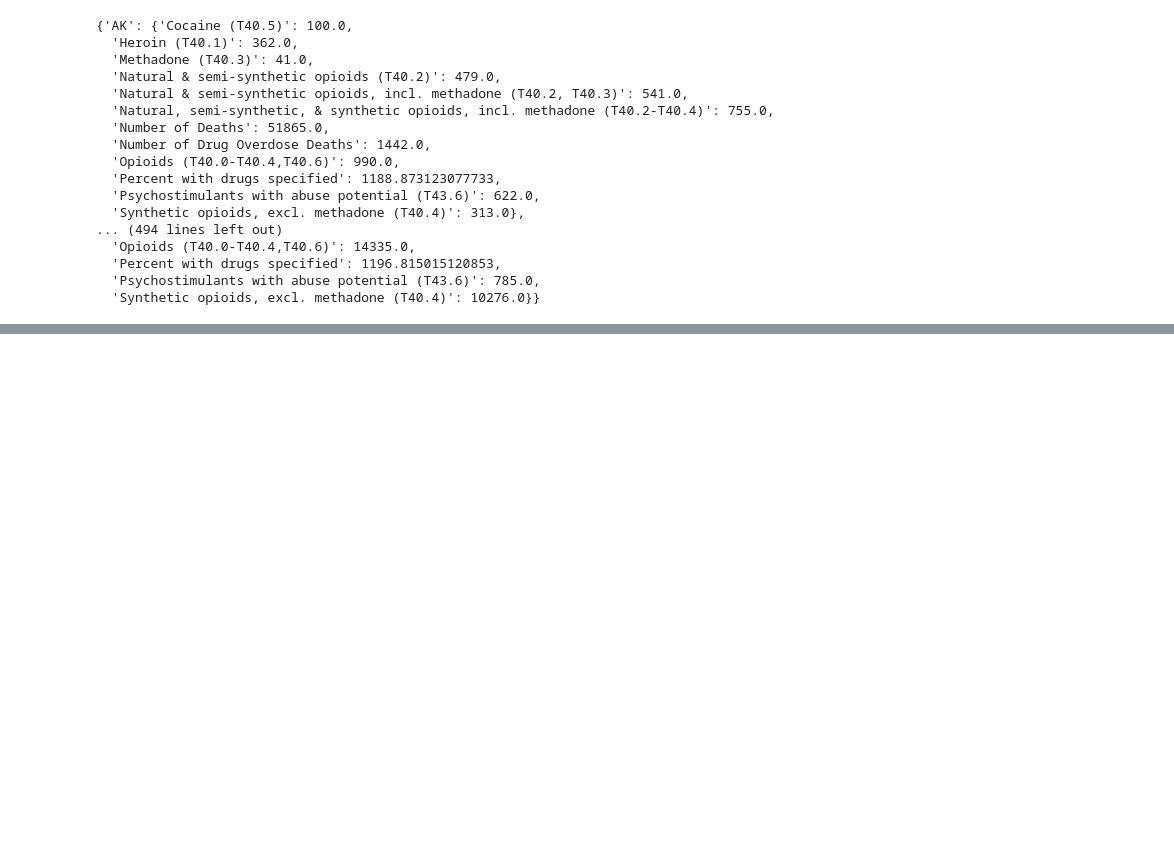
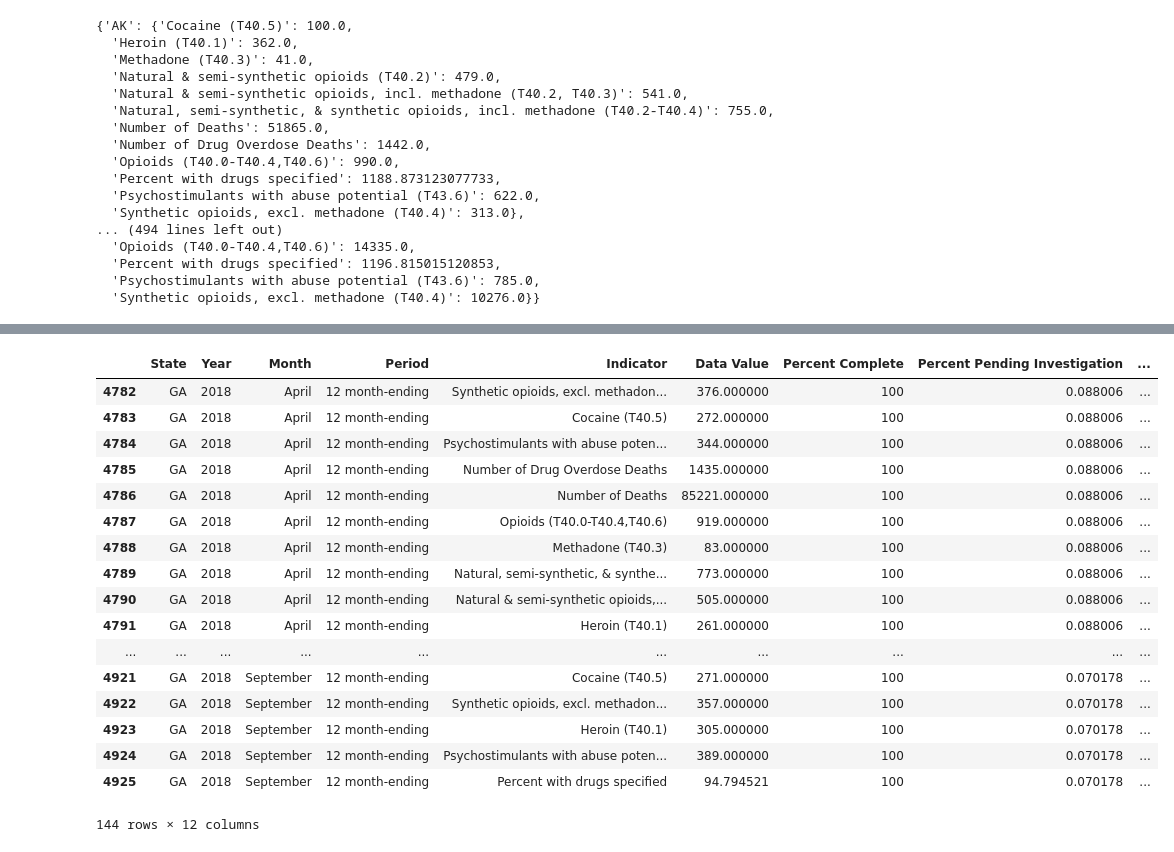
Before and after one commit to etiennedoidic/106-Visualization-Project, a Jupyter notebook: Data Exploration.ipynb, the cells around one changed output, grey strips where cells are left out. Saved outputs shown, nothing was run; the diff lists cells and outputs as text; code cells hidden in the pictures; blank space fills up the shorter version.

```diff
--- a/Data Exploration.ipynb
+++ b/Data Exploration.ipynb
@@ -132,0 +154,21 @@ with open('Data/pieChartData.json', 'w') as outfile:
+# %%
+VSRR.loc[(VSRR['State'] == 'GA') & (VSRR['Year'] == 2018)]
+# %% [output]
+|  | State | Year | Month | Period | Indicator | Data Value | Percent Complete | Percent Pending Investigation | ... |
+| 4782 | GA | 2018 | April | 12 month-ending | Synthetic opioids, excl. methadon... | 376.000000 | 100 | 0.088006 | ... |
+| 4783 | GA | 2018 | April | 12 month-ending | Cocaine (T40.5) | 272.000000 | 100 | 0.088006 | ... |
+| 4784 | GA | 2018 | April | 12 month-ending | Psychostimulants with abuse poten... | 344.000000 | 100 | 0.088006 | ... |
+| 4785 | GA | 2018 | April | 12 month-ending | Number of Drug Overdose Deaths | 1435.000000 | 100 | 0.088006 | ... |
+| 4786 | GA | 2018 | April | 12 month-ending | Number of Deaths | 85221.000000 | 100 | 0.088006 | ... |
+| 4787 | GA | 2018 | April | 12 month-ending | Opioids (T40.0-T40.4,T40.6) | 919.000000 | 100 | 0.088006 | ... |
+| 4788 | GA | 2018 | April | 12 month-ending | Methadone (T40.3) | 83.000000 | 100 | 0.088006 | ... |
+| 4789 | GA | 2018 | April | 12 month-ending | Natural, semi-synthetic, & synthe... | 773.000000 | 100 | 0.088006 | ... |
+| 4790 | GA | 2018 | April | 12 month-ending | Natural & semi-synthetic opioids,... | 505.000000 | 100 | 0.088006 | ... |
+| 4791 | GA | 2018 | April | 12 month-ending | Heroin (T40.1) | 261.000000 | 100 | 0.088006 | ... |
+| ... | ... | ... | ... | ... | ... | ... | ... | ... | ... |
+| 4921 | GA | 2018 | September | 12 month-ending | Cocaine (T40.5) | 271.000000 | 100 | 0.070178 | ... |
+| 4922 | GA | 2018 | September | 12 month-ending | Synthetic opioids, excl. methadon... | 357.000000 | 100 | 0.070178 | ... |
+| 4923 | GA | 2018 | September | 12 month-ending | Heroin (T40.1) | 305.000000 | 100 | 0.070178 | ... |
+| 4924 | GA | 2018 | September | 12 month-ending | Psychostimulants with abuse poten... | 389.000000 | 100 | 0.070178 | ... |
+| 4925 | GA | 2018 | September | 12 month-ending | Percent with drugs specified | 94.794521 | 100 | 0.070178 | ... |
+144 rows × 12 columns
```
Also changed, not shown: parts of 1 cell of this notebook, 3 other files.
